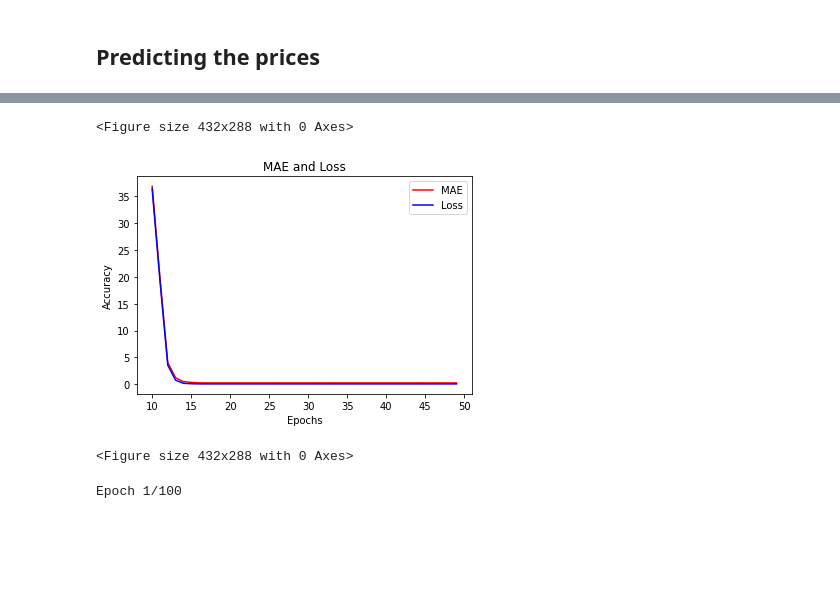
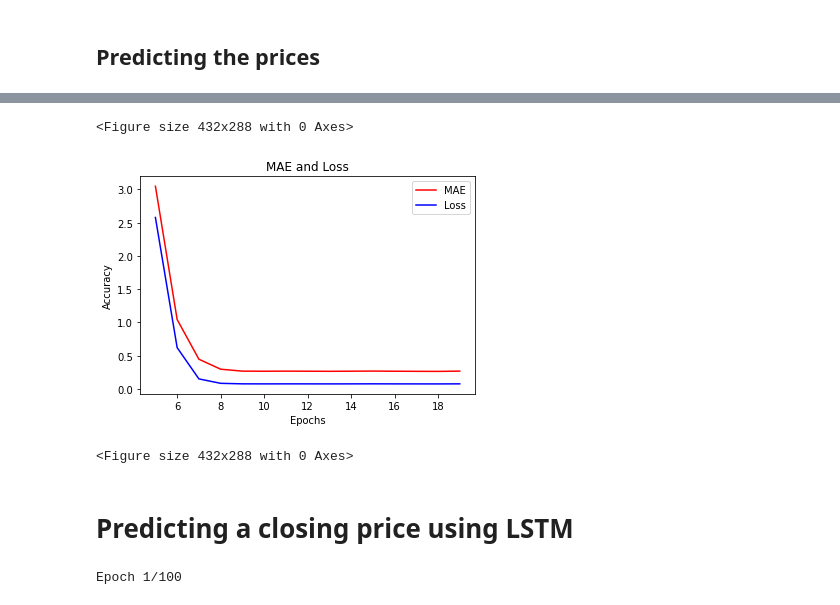
Before and after one commit to JeffJongyoon/Stock-price-prediction, a Jupyter notebook: Model.ipynb, the cells around one changed output, grey strips where cells are left out. Cells and saved outputs as stored; diff of their text form; code cells hidden in the pictures; blank space fills up the shorter version.

```diff
--- a/Model.ipynb
+++ b/Model.ipynb
@@ -179,21 +175,19 @@ plt.axis([1e-8,1e-6,0,1e3])
 # %%
 tf.random.set_seed(1000)
-#np.random.seed(51)
-
 tf.keras.backend.clear_session()
 dataset = windowed_dataset(x_train, window_size, batch_size, shuffle_buffer_size)
 
 model = tf.keras.models.Sequential([
-                                    tf.keras.layers.Lambda(lambda x: tf.expand_dims(x, axis=-1),input_shape=[None]),
-                                    tf.keras.layers.SimpleRNN(50, return_sequences=True, activation='relu'),
-                                    tf.keras.layers.SimpleRNN(50, activation = 'relu'),
-                                    tf.keras.layers.Dense(1)# ,
-                                    # tf.keras.layers.Lambda(lambda x: x * 800.0) # tan h from -1 to 1 so implemented
+  tf.keras.layers.Lambda(lambda x: tf.expand_dims(x, axis=-1),input_shape=[None]),
+  tf.keras.layers.SimpleRNN(50, return_sequences=True, activation='relu'),
+  tf.keras.layers.SimpleRNN(50, activation = 'relu'),
+  tf.keras.layers.Dense(1)# ,
+  # tf.keras.layers.Lambda(lambda x: x * 800.0) # tan h from -1 to 1 so implemented
 ])
 
-optimizer = tf.keras.optimizers.SGD(lr=3e-7, momentum=0.9)
+optimizer = tf.keras.optimizers.SGD(lr=1e-6, momentum=0.9)
 model.compile(loss=tf.keras.losses.Huber(),
               optimizer=optimizer,
               metrics=["mae"])
-history = model.fit(dataset, epochs=50)
+history = model.fit(dataset, epochs=20)
 # %% [output]
@@ -237,24 +236,18 @@ plot_series(time_valid, results)
 # %%
-#-----------------------------------------------------------
-# Retrieve a list of list results on training and test data
-# sets for each training epoch
-#-----------------------------------------------------------
 mae=history.history['mae']
 loss=history.history['loss']
 epochs=range(len(loss))
-
-#------------------------------------------------
-# Plot MAE and Loss
-#------------------------------------------------
-plt.plot(epochs[10:], mae[10:], 'r')
-plt.plot(epochs[10:], loss[10:], 'b')
+plt.plot(epochs[5:], mae[5:], 'r')
+plt.plot(epochs[5:], loss[5:], 'b')
 plt.title('MAE and Loss')
 plt.xlabel("Epochs")
 plt.ylabel("Accuracy")
 plt.legend(["MAE", "Loss"])
 plt.figure()
 # %% [output]
 <Figure size 432x288 with 0 Axes>
-[figure, old version]
+[figure, new version]
 <Figure size 432x288 with 0 Axes>
+# %% [markdown]
+# Predicting a closing price using LSTM
 # %%
```
Also changed, not shown: parts of 8 cells of this notebook.
